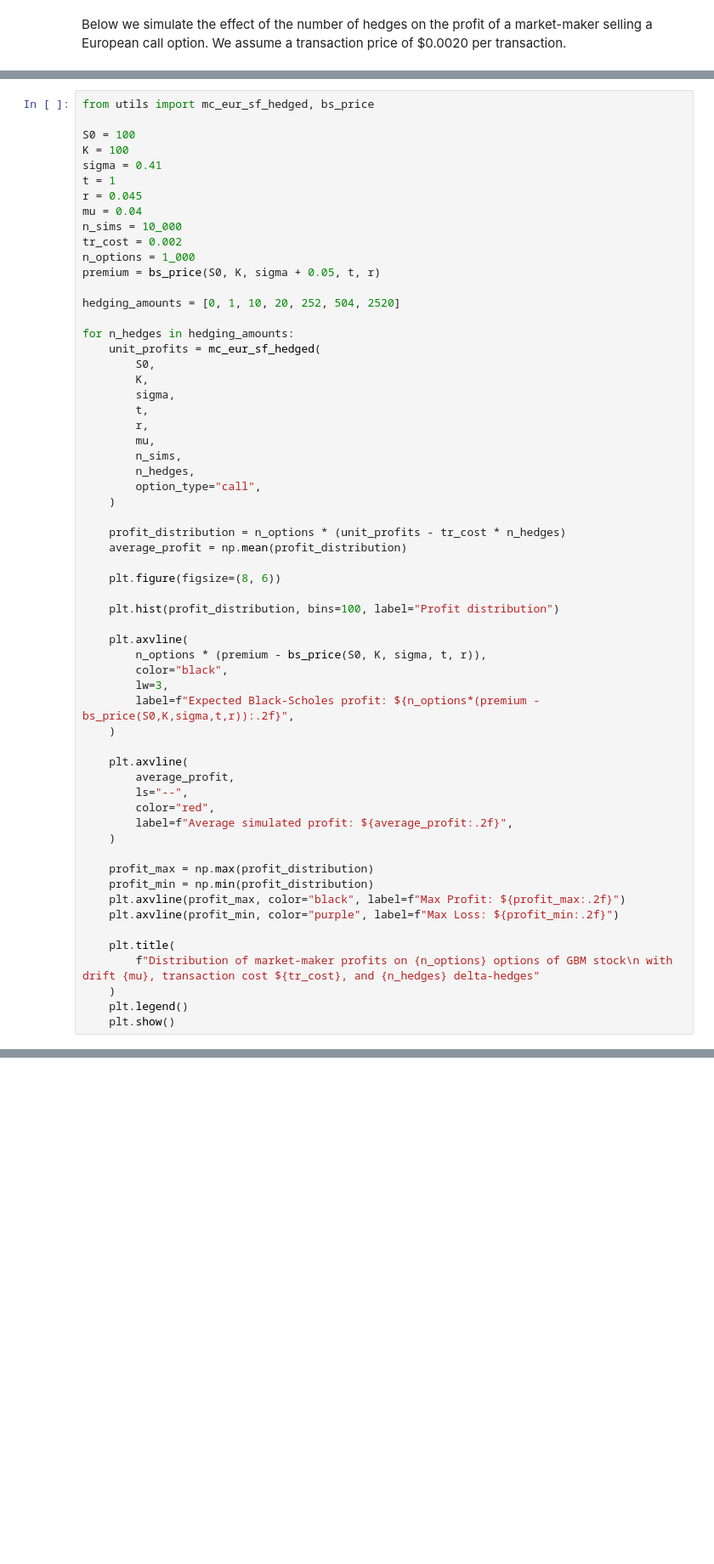
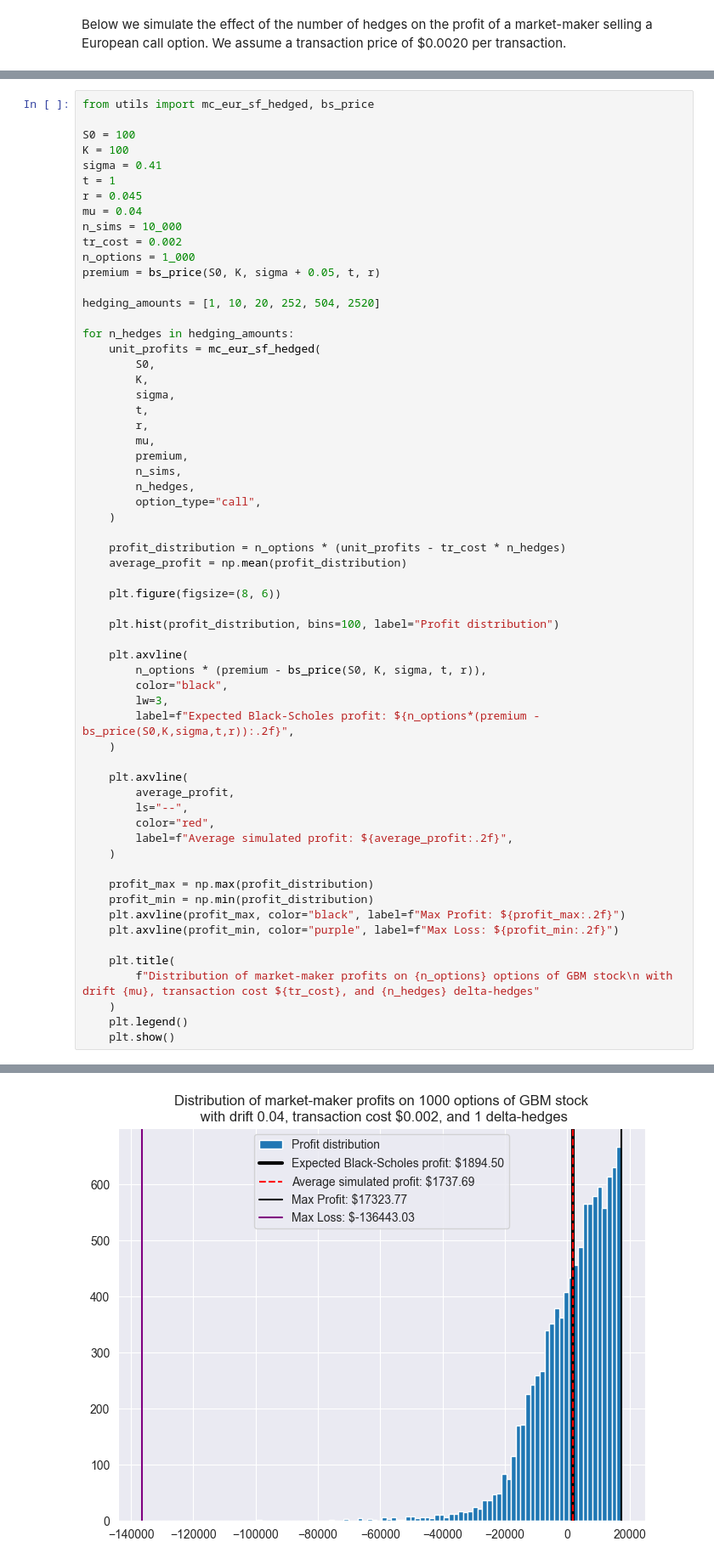
Before and after one commit to albesianor/Asian-options-hedging, a Jupyter notebook: 02_vanilla_options.ipynb, the cells around one changed output, grey strips where cells are left out. Shown at 85% size. Saved outputs shown, nothing was run; the diff lists cells and outputs as text; blank space fills up the shorter version.

Commit message:
feat: add box plots, split notebooks, improve presentation

```diff
--- a/02_vanilla_options.ipynb
+++ b/02_vanilla_options.ipynb
@@ -447,7 +447,7 @@ tr_cost = 0.002
 n_options = 1_000
 premium = bs_price(S0, K, sigma + 0.05, t, r)
 
-hedging_amounts = [0, 1, 10, 20, 252, 504, 2520]
+hedging_amounts = [1, 10, 20, 252, 504, 2520]
 
 for n_hedges in hedging_amounts:
     unit_profits = mc_eur_sf_hedged(
@@ -457,6 +457,7 @@ for n_hedges in hedging_amounts:
         t,
         r,
         mu,
+        premium,
         n_sims,
         n_hedges,
         option_type="call",
@@ -497,0 +498 @@ TypeError: mc_eur_sf_hedged() got an unexpected keyword argument 'return_distrib
+[figure, added]
```
Also changed, not shown: parts of 5 cells of this notebook, 2 other files.
